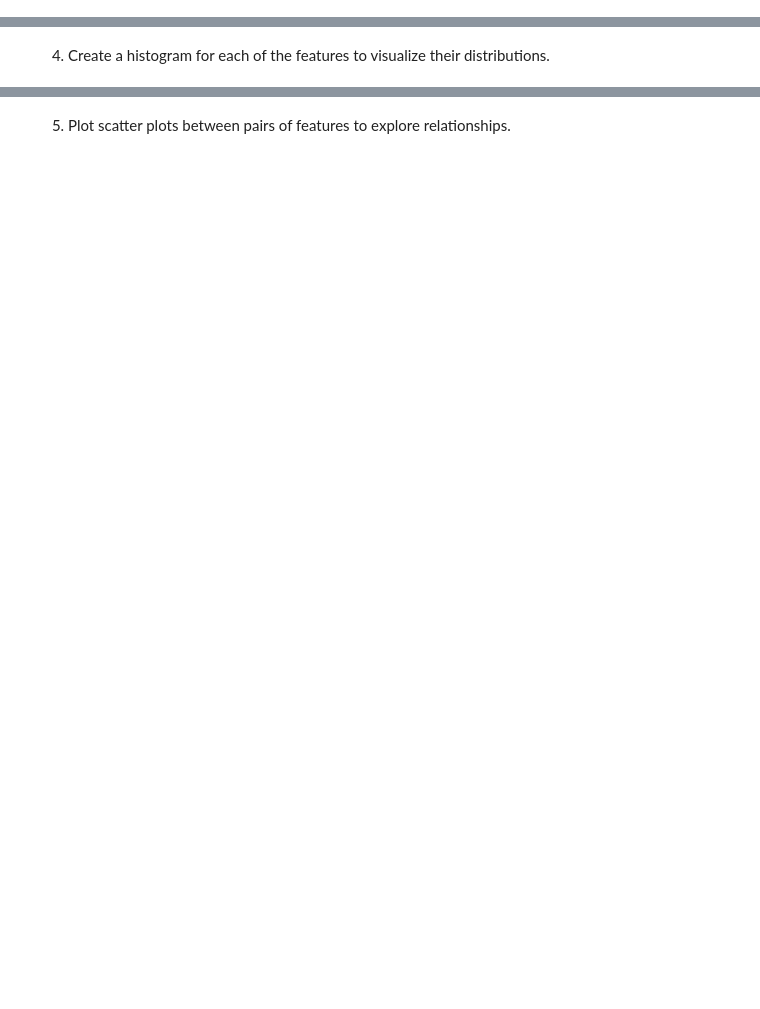
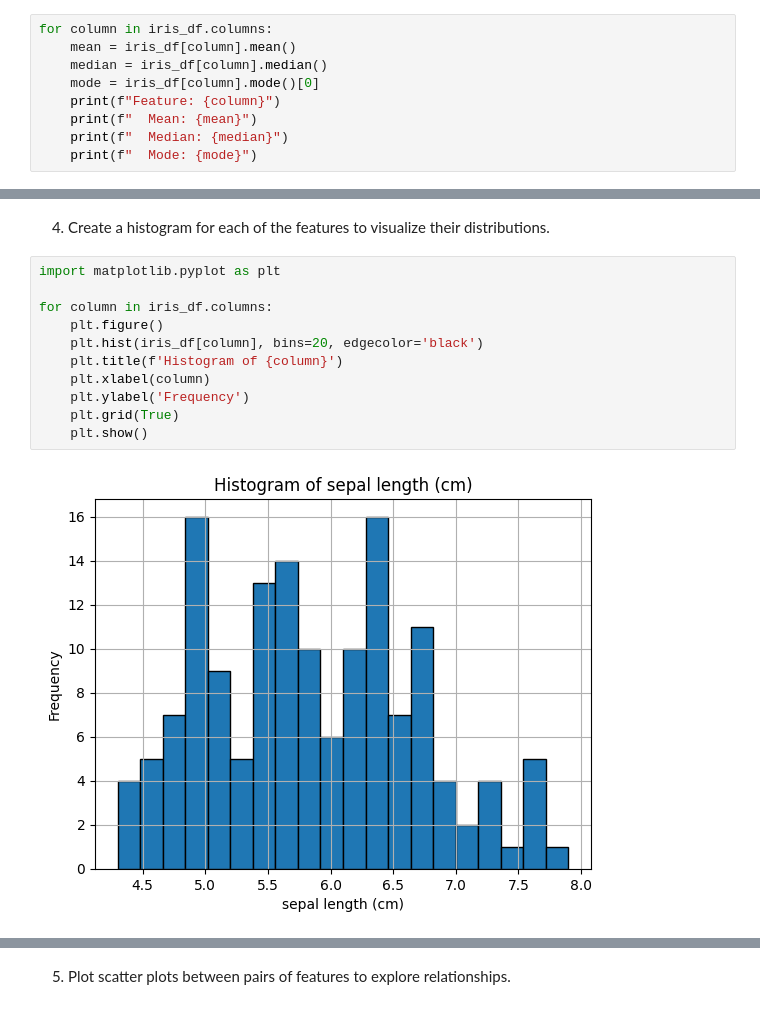
Before and after one commit to Tdiddydoit/Python-collab, a Jupyter notebook: Week6_Assignment_6_1.ipynb, the cells around one changed output, grey strips where cells are left out. Saved outputs shown, nothing was run; the diff lists cells and outputs as text; blank space fills up the shorter version.

```diff
--- a/Week6_Assignment_6_1.ipynb
+++ b/Week6_Assignment_6_1.ipynb
@@ -26,0 +25,9 @@ NameError: name 'iris_df' is not defined
+# %%
+for column in iris_df.columns:
+    mean = iris_df[column].mean()
+    median = iris_df[column].median()
+    mode = iris_df[column].mode()[0]
+    print(f"Feature: {column}")
+    print(f"  Mean: {mean}")
+    print(f"  Median: {median}")
+    print(f"  Mode: {mode}")
@@ -31,2 +94,15 @@ NameError: name 'iris_df' is not defined
 # %% [markdown]
 4. Create a histogram for each of the features to visualize their distributions.
+# %%
+import matplotlib.pyplot as plt
+
+for column in iris_df.columns:
+    plt.figure()
+    plt.hist(iris_df[column], bins=20, edgecolor='black')
+    plt.title(f'Histogram of {column}')
+    plt.xlabel(column)
+    plt.ylabel('Frequency')
+    plt.grid(True)
+    plt.show()
+# %% [output]
+[figure, added]
```
Also changed, not shown: parts of 7 cells of this notebook.
